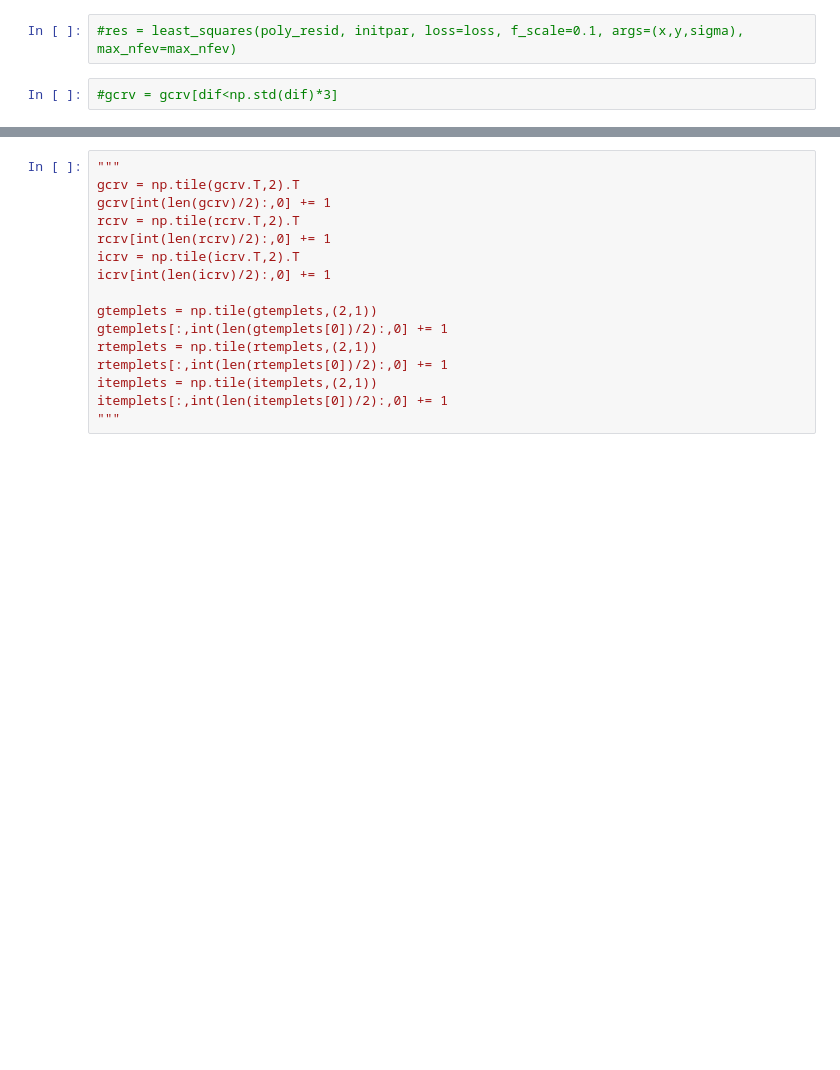
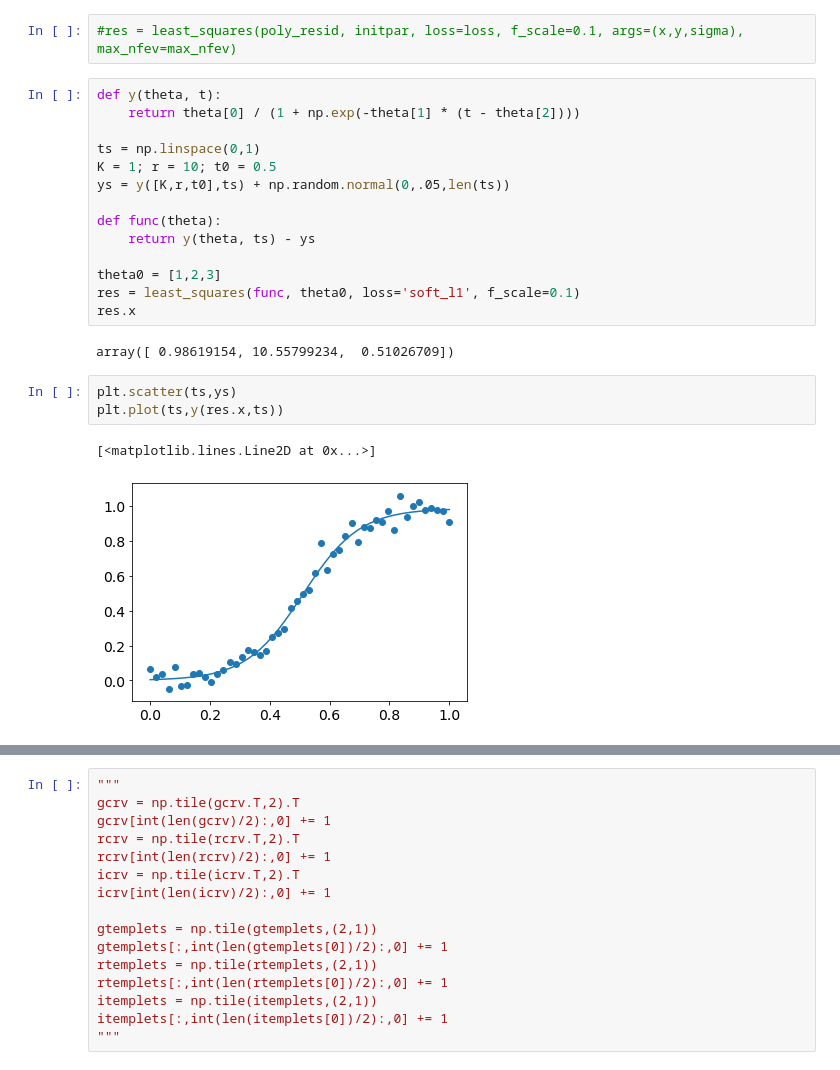
Before and after one commit to KyleLMatt/CurveFit, a Jupyter notebook: Templet fit.ipynb, the cells around one changed output, grey strips where cells are left out. Cells and saved outputs as stored; diff of their text form; blank space fills up the shorter version.

Commit message:
least_squares update

```diff
--- a/Templet fit.ipynb
+++ b/Templet fit.ipynb
@@ -166,5 +170,25 @@ plt.plot(gtemplets[gn,:,0],gtemplets[gn,:,1]*gpars[2]+gpars[3])
 [figure]
 # %%
 #res = least_squares(poly_resid, initpar, loss=loss, f_scale=0.1, args=(x,y,sigma), max_nfev=max_nfev)
-# %%
-#gcrv = gcrv[dif<np.std(dif)*3]
+# %%
+def y(theta, t):
+    return theta[0] / (1 + np.exp(-theta[1] * (t - theta[2])))
+
+ts = np.linspace(0,1)
+K = 1; r = 10; t0 = 0.5
+ys = y([K,r,t0],ts) + np.random.normal(0,.05,len(ts))
+
+def func(theta):
+    return y(theta, ts) - ys
+
+theta0 = [1,2,3]
+res = least_squares(func, theta0, loss='soft_l1', f_scale=0.1)
+res.x
+# %% [output]
+array([ 0.98619154, 10.55799234,  0.51026709])
+# %%
+plt.scatter(ts,ys)
+plt.plot(ts,y(res.x,ts))
+# %% [output]
+[<matplotlib.lines.Line2D at 0x...>]
+[figure, added]
```
Also changed, not shown: parts of 9 cells of this notebook.
